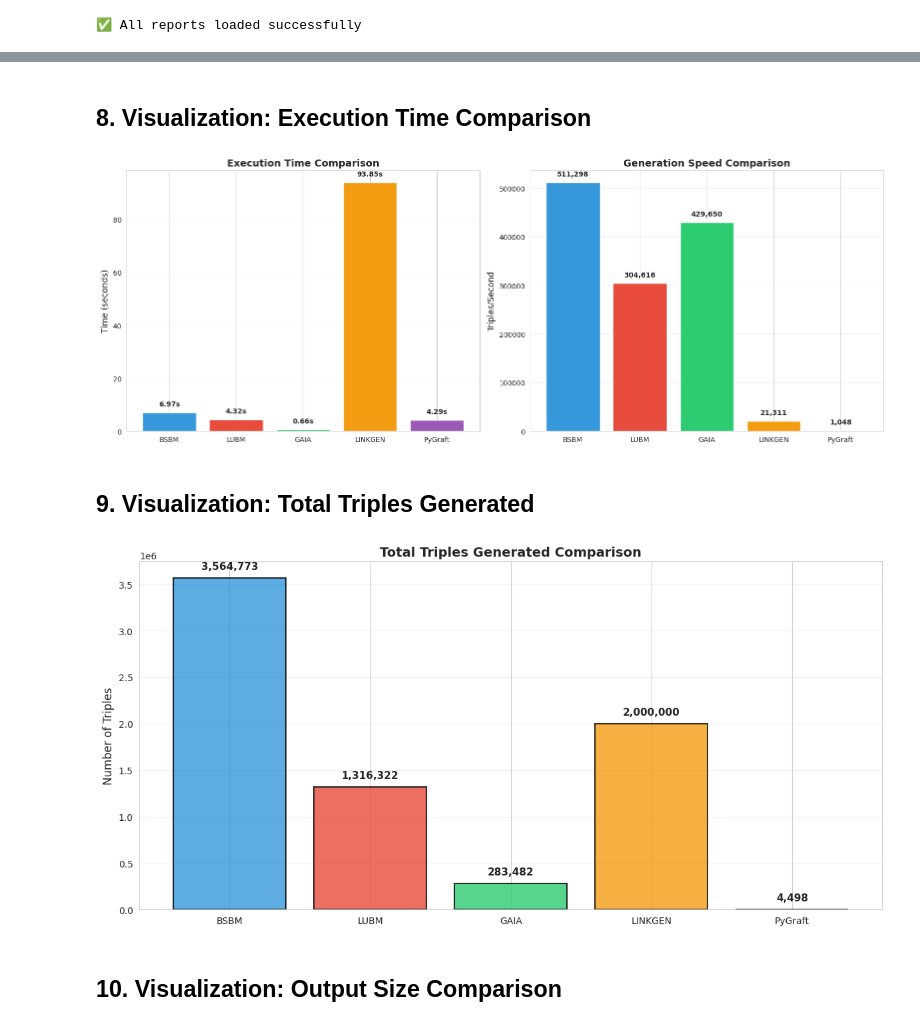
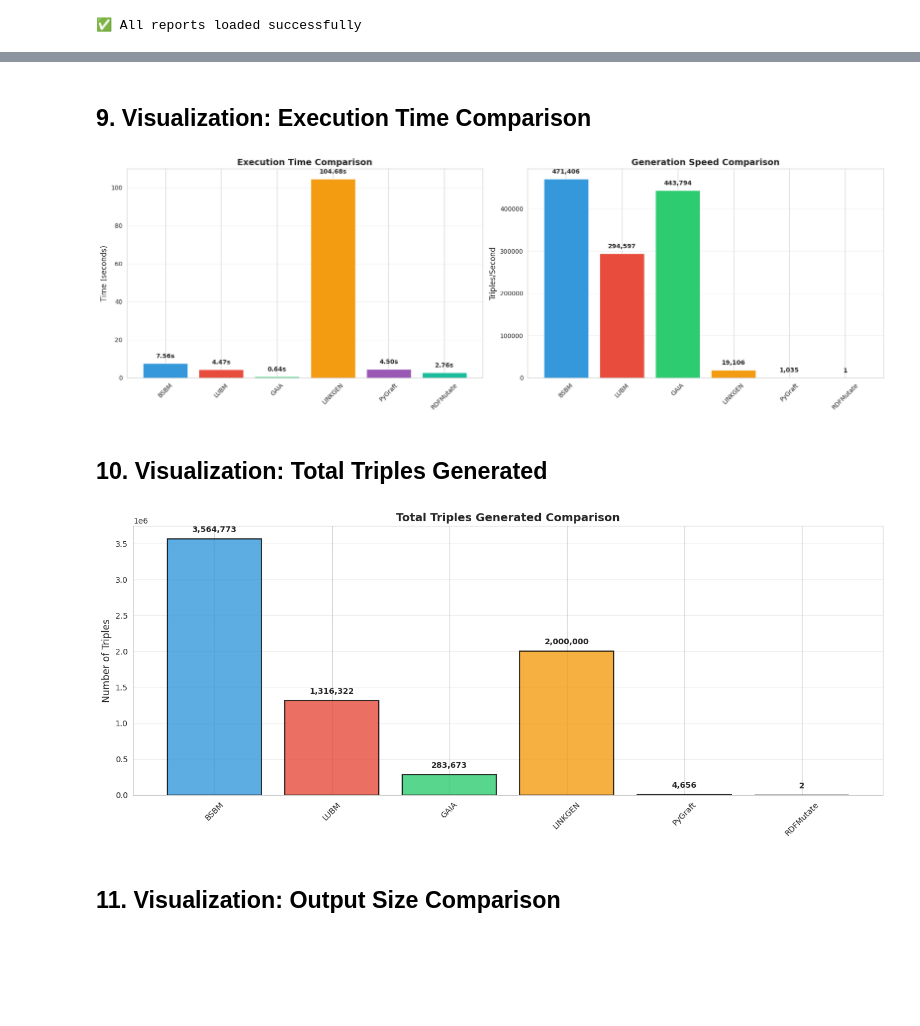
Before and after one commit to DiegoMfer/benchmarks-synthetic-data-generators, a Jupyter notebook: benchmark_comparison.ipynb, the cells around one changed output, grey strips where cells are left out. Saved outputs shown, nothing was run; the diff lists cells and outputs as text; code cells hidden in the pictures; blank space fills up the shorter version.

```diff
--- a/benchmark_comparison.ipynb
+++ b/benchmark_comparison.ipynb
@@ -332,6 +383,11 @@ pygraft_report_path = Path("PYGRAFT/output/benchmark_report.json")
 with open(pygraft_report_path, 'r') as f:
     pygraft_report = json.load(f)
 
+# Load RDFMutate report
+rdfmutate_report_path = Path("RDFMUTATE/output/benchmark_report.json")
+with open(rdfmutate_report_path, 'r') as f:
+    rdfmutate_report = json.load(f)
+
 print("✅ All reports loaded successfully")
 # %% [output]
 ✅ All reports loaded successfully
@@ -488,57 +575,61 @@ LINKGEN generated_data keys: ['triples_requested', 'files_generated', 'total_siz
 ========================================================================================================================
 # %% [markdown]
-## 8. Visualization: Execution Time Comparison
+## 9. Visualization: Execution Time Comparison
 # %%
-fig, (ax1, ax2) = plt.subplots(1, 2, figsize=(16, 6))
+fig, (ax1, ax2) = plt.subplots(1, 2, figsize=(18, 6))
 
 # Execution Time
-colors = ['#3498db', '#e74c3c', '#2ecc71', '#f39c12', '#9b59b6']  # Blue, Red, Green, Orange, Purple
+colors = ['#3498db', '#e74c3c', '#2ecc71', '#f39c12', '#9b59b6', '#1abc9c']  # Blue, Red, Green, Orange, Purple, Teal
 ax1.bar(df_comparison['Benchmark'], df_comparison['Execution Time (s)'], color=colors)
 ax1.set_ylabel('Time (seconds)', fontsize=12)
 ax1.set_title('Execution Time Comparison', fontsize=14, fontweight='bold')
 ax1.grid(axis='y', alpha=0.3)
+ax1.tick_params(axis='x', rotation=45)
 
 # Add value labels on bars
 for i, v in enumerate(df_comparison['Execution Time (s)']):
     ax1.text(i, v + max(df_comparison['Execution Time (s)']) * 0.02,
              f'{v:.2f}s', ha='center', va='bottom', fontweight='bold')
 
 # Triples per Second
 ax2.bar(df_comparison['Benchmark'], df_comparison['Triples/Second'], color=colors)
 ax2.set_ylabel('Triples/Second', fontsize=12)
 ax2.set_title('Generation Speed Comparison', fontsize=14, fontweight='bold')
 ax2.grid(axis='y', alpha=0.3)
+ax2.tick_params(axis='x', rotation=45)
 
 # Add value labels on bars
 for i, v in enumerate(df_comparison['Triples/Second']):
     ax2.text(i, v + max(df_comparison['Triples/Second']) * 0.02,
              f'{v:,.0f}', ha='center', va='bottom', fontweight='bold')
 
 plt.tight_layout()
 plt.show()
 # %% [output]
-[figure, old version]
+[figure, new version]
 # %% [markdown]
-## 9. Visualization: Total Triples Generated
+## 10. Visualization: Total Triples Generated
 # %%
-fig, ax = plt.subplots(figsize=(12, 6))
+fig, ax = plt.subplots(figsize=(14, 6))
 
+colors = ['#3498db', '#e74c3c', '#2ecc71', '#f39c12', '#9b59b6', '#1abc9c']
 bars = ax.bar(df_comparison['Benchmark'], df_comparison['Total Triples'],
               color=colors, alpha=0.8, edgecolor='black', linewidth=1.5)
 
 ax.set_ylabel('Number of Triples', fontsize=12)
 ax.set_title('Total Triples Generated Comparison', fontsize=14, fontweight='bold')
 ax.grid(axis='y', alpha=0.3)
+ax.tick_params(axis='x', rotation=45)
 
 # Add value labels on bars
 for i, v in enumerate(df_comparison['Total Triples']):
     ax.text(i, v + max(df_comparison['Total Triples']) * 0.02,
-            f'{v:,}', ha='center', va='bottom', fontweight='bold', fontsize=11)
+            f'{v:,}', ha='center', va='bottom', fontweight='bold', fontsize=10)
 
 plt.tight_layout()
 plt.show()
 # %% [output]
-[figure, old version]
+[figure, new version]
 # %% [markdown]
-## 10. Visualization: Output Size Comparison
+## 11. Visualization: Output Size Comparison
 # %%
```
Also changed, not shown: parts of 11 cells of this notebook, 14 other files.
